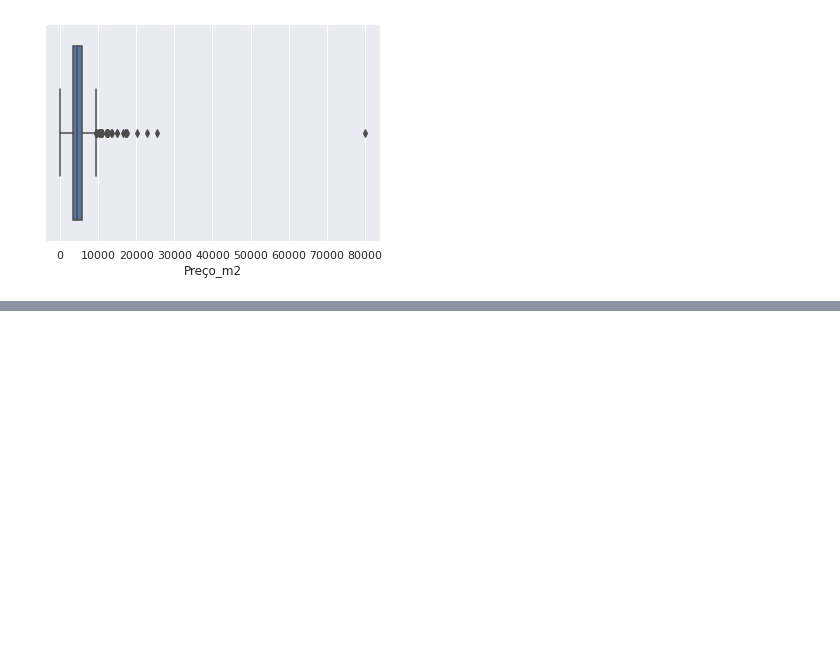
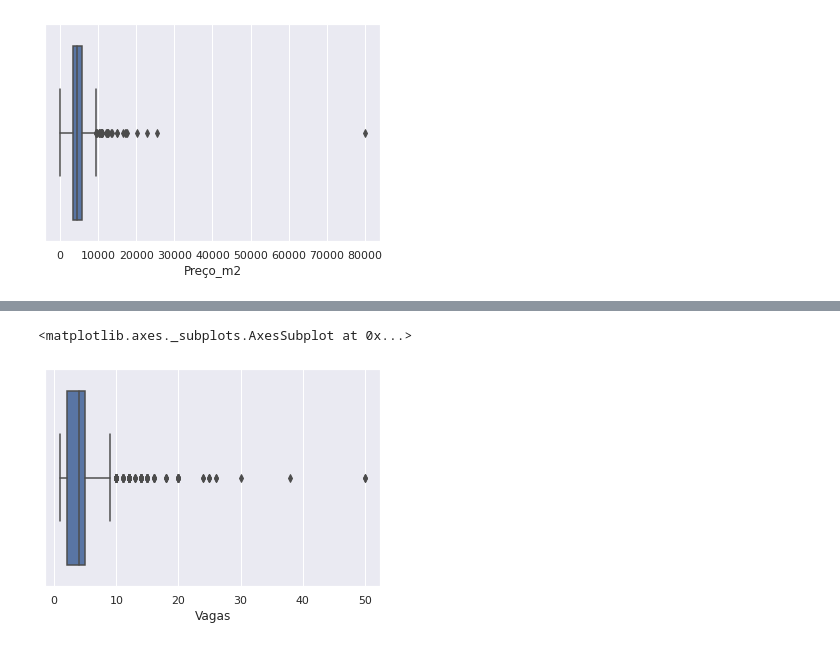
Before and after one commit to phenriquep00/imersao-dados-4, a Jupyter notebook: imersao_dados_4_02.ipynb, the cells around one changed output, grey strips where cells are left out. Cells and saved outputs as stored; diff of their text form; code cells hidden in the pictures; blank space fills up the shorter version.

```diff
--- a/imersao_dados_4_02.ipynb
+++ b/imersao_dados_4_02.ipynb
@@ -538,0 +549,5 @@ sns.boxplot(data=df_preco_m2, x='Preço_m2')
+# %%
+sns.boxplot(data=data_filtered, x='Vagas')
+# %% [output]
+<matplotlib.axes._subplots.AxesSubplot at 0x...>
+[figure, added]
```
Also changed, not shown: parts of 2 cells of this notebook.
